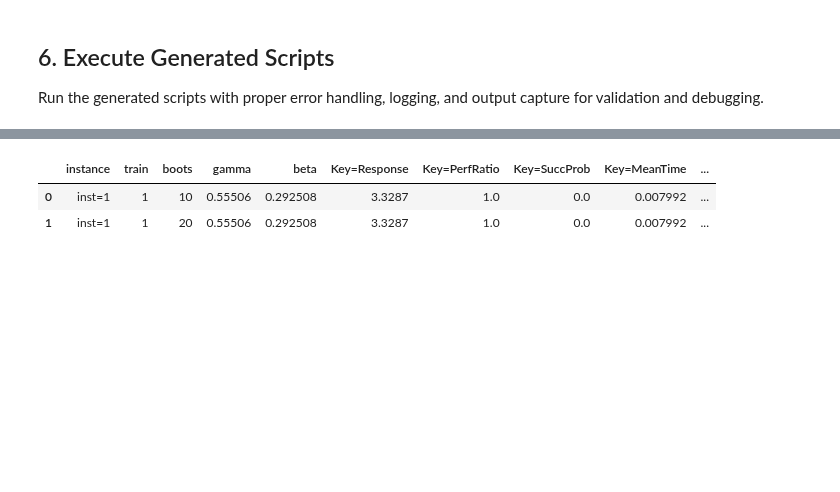
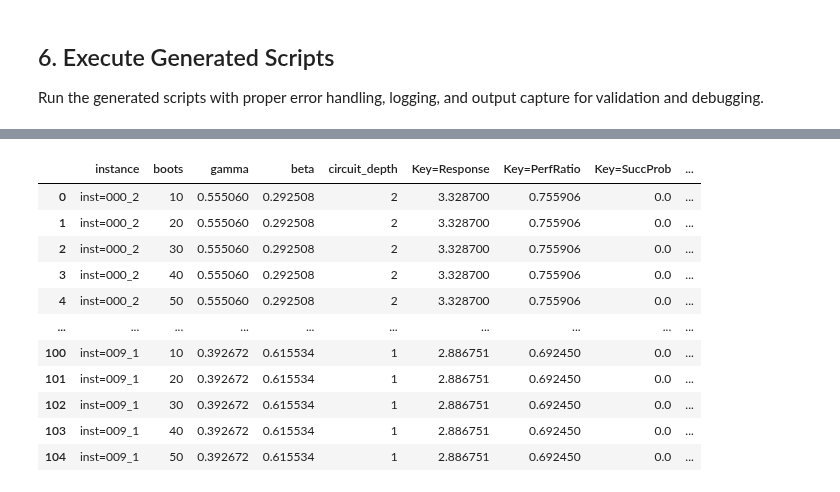
Before and after one commit to bernalde/stochastic-benchmark, a Jupyter notebook: examples/IBM_QAOA/ibm_qaoa_analysis.ipynb, the cells around one changed output, grey strips where cells are left out. Cells and saved outputs as stored; diff of their text form; code cells hidden in the pictures; blank space fills up the shorter version.

```diff
--- a/examples/IBM_QAOA/ibm_qaoa_analysis.ipynb
+++ b/examples/IBM_QAOA/ibm_qaoa_analysis.ipynb
@@ -713,6 +1072,5 @@ Saved combined bootstrap results → exp_raw/all_bootstrap_results.pkl
 # %%
-# Check if we have bootstrap results and handle single instance case
-# if hasattr(sb, 'bs_results') and sb.all_bs_results is not None:
+# Check if we have bootstrap results and handle single instance case for interpolation
 if 'combined_bs_results' in locals() and combined_bs_results is not None:
     print("Available columns in bootstrap results:")
     print(list(combined_bs_results.columns))
@@ -727,7 +1085,7 @@ if 'combined_bs_results' in locals() and combined_bs_results is not None:
     print(f"\nBootstrap results contain {n_rows} entries")
 
     # Check if this is a single instance case
-    if n_rows <= 5:  # Single instance with different bootstrap sizes
+    if n_rows <= 5:  # Single instance with different bootstrap sizes. Instead should check for number of isntances directly from the instance column.
         print("\nSingle instance detected - skipping interpolation")
         print("For single instance analysis, interpolation provides limited value")
         print("Using bootstrap results directly for further analysis")
@@ -762,19 +1120,20 @@ if 'combined_bs_results' in locals() and combined_bs_results is not None:
                 return pd.Series(np.linspace(0.1, 10.0, len(df)), index=df.index)
 
         # Create manual resource values
-        simple_resource_values = [0.1, 0.5, 1.0, 2.0, 5.0]
+        # simple_resource_values = [0.1, 0.5, 1.0, 2.0, 5.0]
 
         try:
             iParams = interpolate.InterpolationParameters(
                 resource_fcn,
                 parameters=parameter_names,
                 ignore_cols=['trainer', 'method'],
-                resource_value_type='manual',
-                resource_values=simple_resource_values
+                # resource_value_type='manual',
+                # resource_values= 'Key=MeanTime'           # simple_resource_values
             )
 
             print("Running interpolation analysis...")
-            sb.run_Interpolate(iParams)
+            # sb.run_Interpolate(iParams)
+            sb.interp_results = Interpolate(combined_bs_results, iParams, group_on='instance')
             print("Interpolation analysis completed")
 
             if hasattr(sb, 'interp_results') and sb.interp_results is not None:
@@ -833,41 +1174,28 @@ Sample interpolation results:
 print("\n=== Checking Analysis Status ===")
 
 # Check if interpolation completed successfully
-if hasattr(sb, 'interp_results') and sb.interp_results is not None:
+if sb.interp_results.equals(combined_bs_results) is True:
+    print(f"Interpolation used Bootstrap results as fallback: {sb.interp_results.shape}")
+    print("Sample interpolation results:")
+    display(sb.interp_results)
+
+elif hasattr(sb, 'interp_results') and sb.interp_results is not None:
     print(f"Interpolation completed successfully: {sb.interp_results.shape}")
     print("Sample interpolation results:")
-    display(sb.interp_results.head(2))
-
-
-elif 'combined_bs_results' in locals() and combined_bs_results is not None and not combined_bs_results.empty:
-    print("Interpolation not completed, using combined bootstrap results directly...")
-
-    # Use bootstrap results as the basis for further analysis
-    sb.interp_results = combined_bs_results.copy()
-
-    # Add any missing columns that later stages might expect
-    if 'resource' not in sb.interp_results.columns:
-        if 'Key=Resource' in sb.interp_results.columns:
-            sb.interp_results['resource'] = sb.interp_results['Key=Resource']
-        else:
-            # Create synthetic resource column based on available data
-            if 'MeanTime' in sb.interp_results.columns:
-                sb.interp_results['resource'] = sb.interp_results['MeanTime']
-            else:
-                sb.interp_results['resource'] = np.linspace(0.1, 1.0, len(sb.interp_results))
-
-    # Add train/test split column if missing
-    if 'train' not in sb.interp_results.columns:
-        # Simple random train/test split
-        np.random.seed(42)
-        train_mask = np.random.random(len(sb.interp_results)) < 0.8
-        sb.interp_results['train'] = train_mask.astype(int)
-
-    print(f"Bootstrap results prepared as interpolation substitute: {sb.interp_results.shape}")
-    print("Available columns:", list(sb.interp_results.columns))
-    print("Sample data:")
-    display(sb.interp_results.head(3))
+    display(sb.interp_results)
 else:
     print("No bootstrap results available - analysis cannot continue")
+
+# Add train/test split column if missing
+if 'train' not in sb.interp_results.columns: # Train is 1, test is 0
+    # Simple random train/test split
+    np.random.seed(42)
+    train_mask = np.random.random(len(sb.interp_results)) < 0.8
+    sb.interp_results['train'] = train_mask.astype(int)
+
+print(f"Bootstrap results prepared as interpolation substitute: {sb.interp_results.shape}")
+print("Available columns:", list(sb.interp_results.columns))
+print("Sample data:")
+display(sb.interp_results)
 # %% [output]
 === Checking Analysis Status ===
@@ -875,4 +1203,13 @@ Interpolation completed successfully: (20, 18)
 Sample interpolation results:
-|  | instance | train | boots | gamma | beta | Key=Response | Key=PerfRatio | Key=SuccProb | Key=MeanTime | ... |
-| 0 | inst=1 | 1 | 10 | 0.55506 | 0.292508 | 3.3287 | 1.0 | 0.0 | 0.007992 | ... |
-| 1 | inst=1 | 1 | 20 | 0.55506 | 0.292508 | 3.3287 | 1.0 | 0.0 | 0.007992 | ... |
+|  | instance | boots | gamma | beta | circuit_depth | Key=Response | Key=PerfRatio | Key=SuccProb | ... |
+| 0 | inst=000_2 | 10 | 0.555060 | 0.292508 | 2 | 3.328700 | 0.755906 | 0.0 | ... |
+| 1 | inst=000_2 | 20 | 0.555060 | 0.292508 | 2 | 3.328700 | 0.755906 | 0.0 | ... |
+| 2 | inst=000_2 | 30 | 0.555060 | 0.292508 | 2 | 3.328700 | 0.755906 | 0.0 | ... |
+| 3 | inst=000_2 | 40 | 0.555060 | 0.292508 | 2 | 3.328700 | 0.755906 | 0.0 | ... |
+| 4 | inst=000_2 | 50 | 0.555060 | 0.292508 | 2 | 3.328700 | 0.755906 | 0.0 | ... |
+| ... | ... | ... | ... | ... | ... | ... | ... | ... | ... |
+| 100 | inst=009_1 | 10 | 0.392672 | 0.615534 | 1 | 2.886751 | 0.692450 | 0.0 | ... |
+| 101 | inst=009_1 | 20 | 0.392672 | 0.615534 | 1 | 2.886751 | 0.692450 | 0.0 | ... |
+| 102 | inst=009_1 | 30 | 0.392672 | 0.615534 | 1 | 2.886751 | 0.692450 | 0.0 | ... |
+| 103 | inst=009_1 | 40 | 0.392672 | 0.615534 | 1 | 2.886751 | 0.692450 | 0.0 | ... |
+| 104 | inst=009_1 | 50 | 0.392672 | 0.615534 | 1 | 2.886751 | 0.692450 | 0.0 | ... |
```
Also changed, not shown: parts of 21 cells of this notebook, 13 other files.
